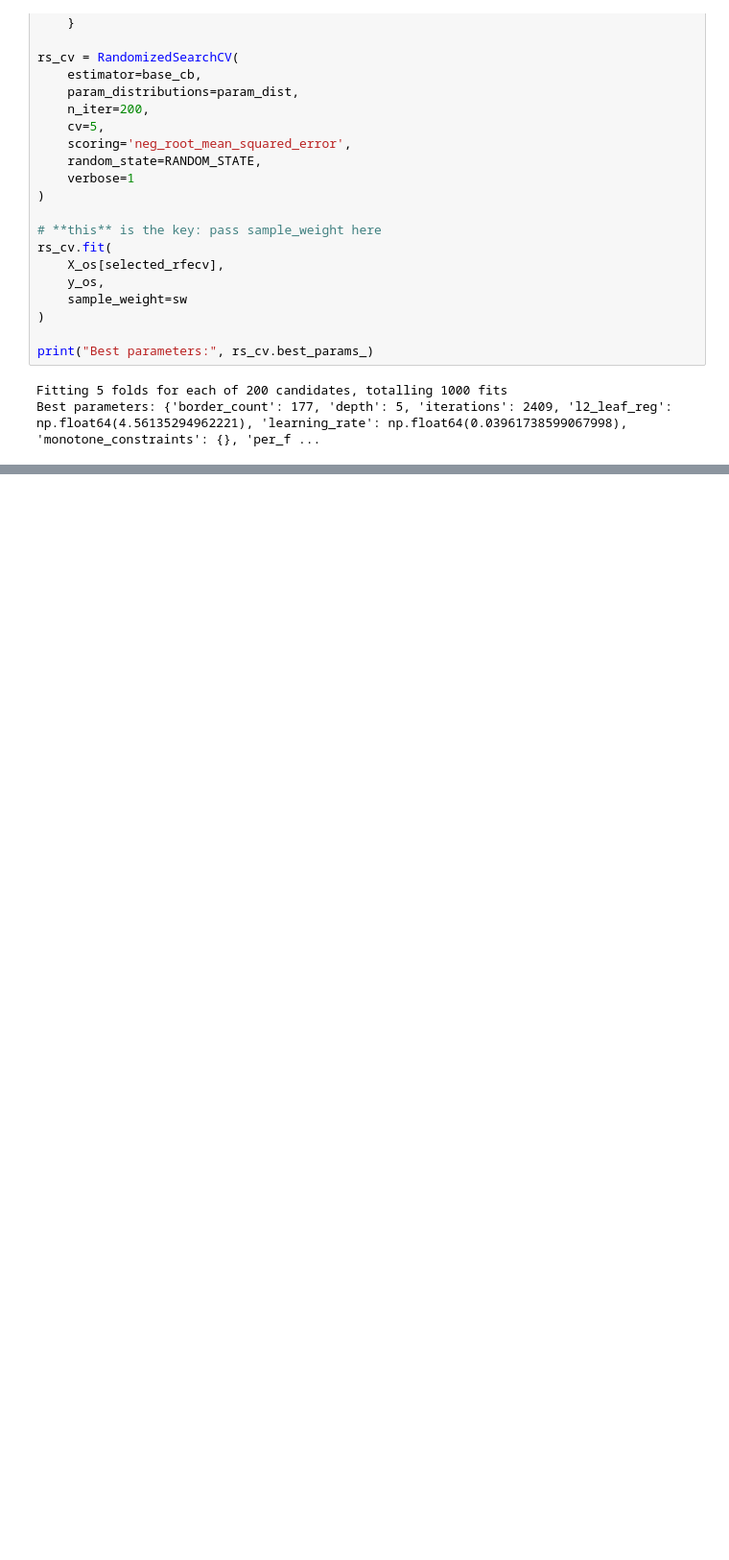
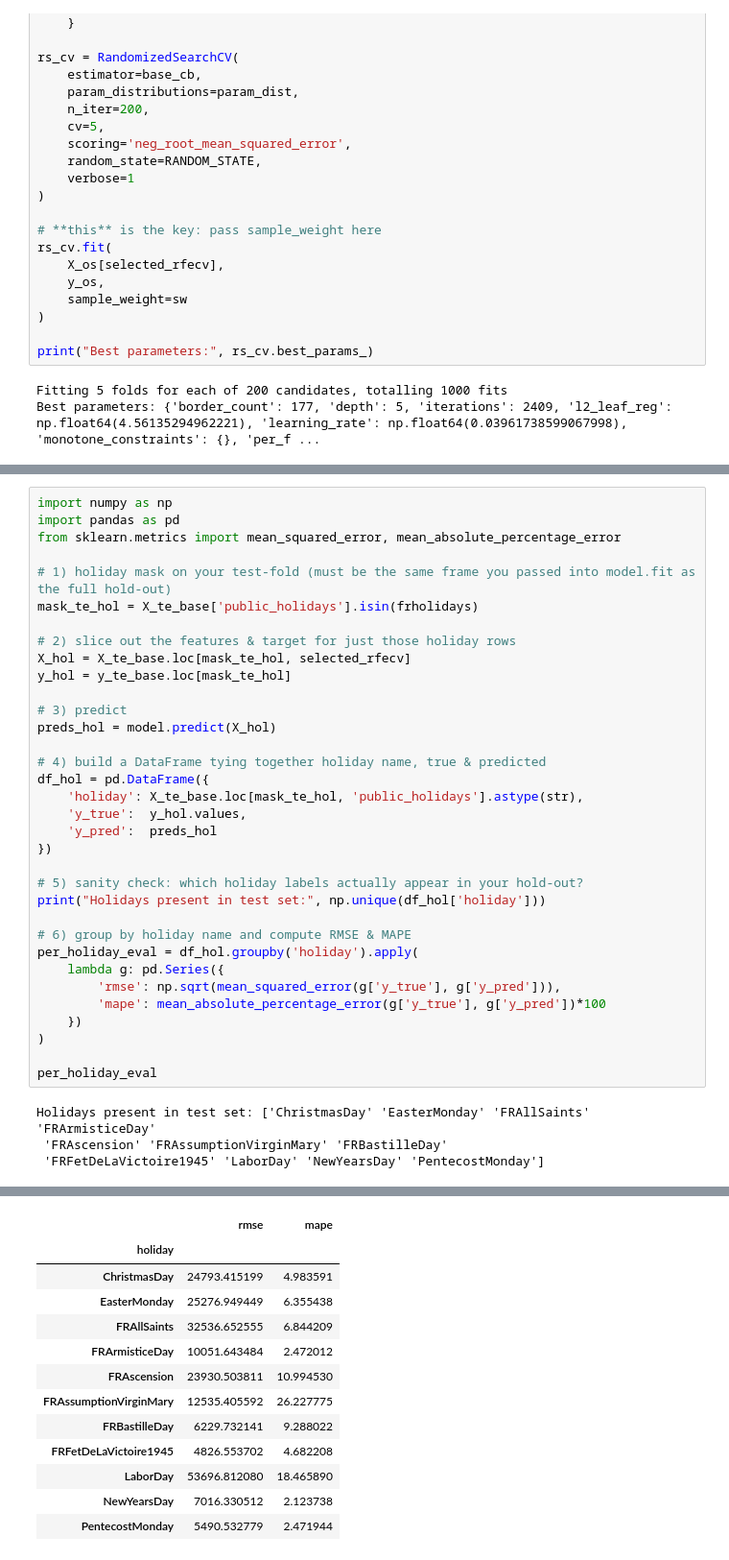
Before and after one commit to moranenzo/PY-Gaz-Consumption-Prediction, a Jupyter notebook: main.ipynb, the cells around one changed output, grey strips where cells are left out. Shown at 96% size. Drawn from its saved outputs; the diff is of its cells as text; blank space fills up the shorter version.

Commit message:
more on holidays tuning

```diff
--- a/main.ipynb
+++ b/main.ipynb
@@ -2006,0 +2126,38 @@ Best parameters: {'border_count': 177, 'depth': 5, 'iterations': 2409, 'l2_leaf_
+# %%
+import numpy as np
+import pandas as pd
+from sklearn.metrics import mean_squared_error, mean_absolute_percentage_error
+
+# 1) holiday mask on your test-fold (must be the same frame you passed into model.fit as the full hold-out)
+mask_te_hol = X_te_base['public_holidays'].isin(frholidays)
+
+# 2) slice out the features & target for just those holiday rows
+X_hol = X_te_base.loc[mask_te_hol, selected_rfecv]
+y_hol = y_te_base.loc[mask_te_hol]
+
+# 3) predict
+preds_hol = model.predict(X_hol)
+
+# 4) build a DataFrame tying together holiday name, true & predicted
+df_hol = pd.DataFrame({
+    'holiday': X_te_base.loc[mask_te_hol, 'public_holidays'].astype(str),
+    'y_true':  y_hol.values,
+    'y_pred':  preds_hol
+})
+
+# 5) sanity check: which holiday labels actually appear in your hold-out?
+print("Holidays present in test set:", np.unique(df_hol['holiday']))
+
+# 6) group by holiday name and compute RMSE & MAPE
+per_holiday_eval = df_hol.groupby('holiday').apply(
+    lambda g: pd.Series({
+        'rmse': np.sqrt(mean_squared_error(g['y_true'], g['y_pred'])),
+        'mape': mean_absolute_percentage_error(g['y_true'], g['y_pred'])*100
+    })
+)
+
+per_holiday_eval
+# %% [output]
+Holidays present in test set: ['ChristmasDay' 'EasterMonday' 'FRAllSaints' 'FRArmisticeDay'
+ 'FRAscension' 'FRAssumptionVirginMary' 'FRBastilleDay'
+ 'FRFetDeLaVictoire1945' 'LaborDay' 'NewYearsDay' 'PentecostMonday']
@@ -2006,0 +2165,13 @@ Best parameters: {'border_count': 177, 'depth': 5, 'iterations': 2409, 'l2_leaf_
+|  | rmse | mape |
+| holiday |  |  |
+| ChristmasDay | 24793.415199 | 4.983591 |
+| EasterMonday | 25276.949449 | 6.355438 |
+| FRAllSaints | 32536.652555 | 6.844209 |
+| FRArmisticeDay | 10051.643484 | 2.472012 |
+| FRAscension | 23930.503811 | 10.994530 |
+| FRAssumptionVirginMary | 12535.405592 | 26.227775 |
+| FRBastilleDay | 6229.732141 | 9.288022 |
+| FRFetDeLaVictoire1945 | 4826.553702 | 4.682208 |
+| LaborDay | 53696.812080 | 18.465890 |
+| NewYearsDay | 7016.330512 | 2.123738 |
+| PentecostMonday | 5490.532779 | 2.471944 |
```
Also changed, not shown: parts of 23 cells of this notebook, 9 other files.
